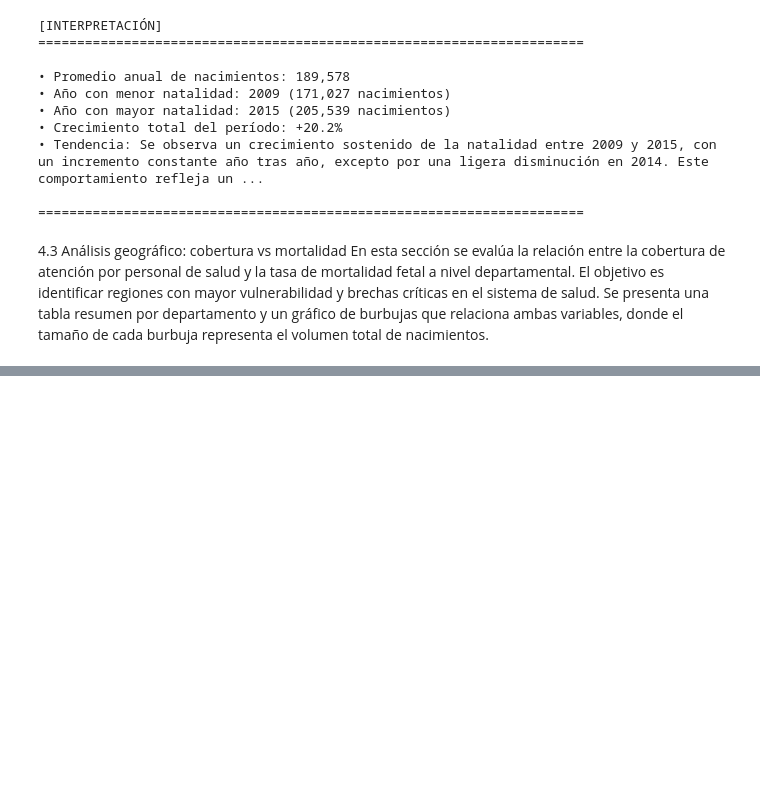
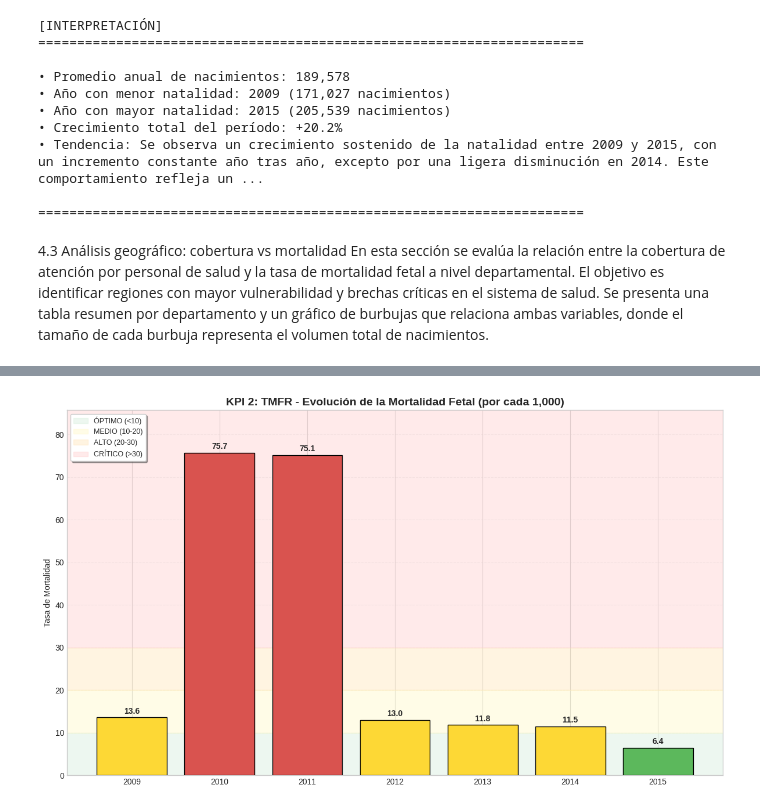
Before and after one commit to ElTioCrack/BigData-BI-Diploma, a Jupyter notebook: homeworks/Tarea 4/analisis_nacimientos_bolivia_2009_2015_Ilian_Felipez.ipynb, the cells around one changed output, grey strips where cells are left out. Saved outputs shown, nothing was run; the diff lists cells and outputs as text; code cells hidden in the pictures; blank space fills up the shorter version.

```diff
--- a/homeworks/Tarea 4/analisis_nacimientos_bolivia_2009_2015_Ilian_Felipez.ipynb
+++ b/homeworks/Tarea 4/analisis_nacimientos_bolivia_2009_2015_Ilian_Felipez.ipynb
@@ -808,0 +936,72 @@ NACIONAL (Ponderado)         238,100            98.8                 11.9
+# %%
+# ============================================================================
+# KPI 2: TMFR - TASA DE MORTALIDAD FETAL (CONFIGURACIÓN MANUAL)
+# ============================================================================
+
+# 1. SELECCIÓN DE AÑOS (Modificable)
+anios_incluir = ['2009', '2010', '2011', '2012', '2013', '2014', '2015']
+df_kpi = df_total[df_total['anio'].isin(anios_incluir)].copy()
+
+# 2. CÁLCULO PONDERADO POR AÑO (Mortalidad por cada 1,000)
+tmfr_anio = df_kpi.groupby('anio').apply(
+    lambda x: (x['nacidos_muertos'].sum() /
+               x['total_general'].replace(0,1).sum()) * 1000
+).reset_index()
+tmfr_anio.columns = ['Año', 'TMFR']
+
+# 3. GRÁFICO CON 4 RANGOS DE CONTROL (SEMÁFORO INVERTIDO)
+fig, ax = plt.subplots(figsize=(12, 7))
+
+# Definir límites del gráfico
+y_max_plot = max(tmfr_anio['TMFR'].max() + 10, 50)
+ax.set_ylim(0, y_max_plot)
+
+# Configuración del Semáforo para Mortalidad (Menos es mejor)
+ax.axhspan(0, 10, color='#d4edda', alpha=0.4, label='ÓPTIMO (<10)')
+ax.axhspan(10, 20, color='#fff9c4', alpha=0.4, label='MEDIO (10-20)')
+ax.axhspan(20, 30, color='#ffe5b4', alpha=0.4, label='ALTO (20-30)')
+ax.axhspan(30, y_max_plot, color='#ffcccc', alpha=0.4, label='CRÍTICO (>30)')
+
+# Colores de las barras (Invertidos respecto al PAPE)
+bar_colors = []
+for val in tmfr_anio['TMFR']:
+    if val < 10: bar_colors.append('#5cb85c')    # Verde
+    elif val < 20: bar_colors.append('#fdd835')  # Amarillo
+    elif val < 30: bar_colors.append('#f0ad4e')  # Naranja
+    else: bar_colors.append('#d9534f')           # Rojo
+
+bars = ax.bar(tmfr_anio['Año'], tmfr_anio['TMFR'], color=bar_colors, edgecolor='black', zorder=3)
+
+# Etiquetas de datos
+for bar in bars:
+    yval = bar.get_height()
+    ax.text(bar.get_x() + bar.get_width()/2, yval + 0.5, f'{yval:.1f}',
+            ha='center', va='bottom', fontweight='bold')
+
+ax.set_title('KPI 2: TMFR - Evolución de la Mortalidad Fetal (por cada 1,000)', fontsize=14, fontweight='bold')
+ax.set_ylabel('Tasa de Mortalidad')
+ax.legend(loc='upper left', frameon=True, shadow=True, fontsize=9)
+ax.grid(axis='y', linestyle='--', alpha=0.3)
+
+plt.tight_layout()
+plt.show()
+
+# 4. REPORTE DEPARTAMENTAL PONDERADO
+tmfr_depto = df_kpi.groupby('departamento').apply(
+    lambda x: (x['nacidos_muertos'].sum() /
+               x['total_general'].replace(0,1).sum()) * 1000
+).sort_values(ascending=False).reset_index()
+tmfr_depto.columns = ['Depto', 'TMFR']
+
+print("\n[ESTADO DE MORTALIDAD POR DEPARTAMENTO]")
+print("-" * 60)
+for _, row in tmfr_depto.iterrows():
+    if row['TMFR'] < 10: status, emoji = "ÓPTIMO", "🟢"
+    elif row['TMFR'] < 20: status, emoji = "MEDIO", "🟡"
+    elif row['TMFR'] < 30: status, emoji = "ALTO", "🟠"
+    else: status, emoji = "CRÍTICO", "🔴"
+
+    print(f"{emoji} {row['Depto']:<12}: {row['TMFR']:>5.1f} -> [{status}]")
+print("-" * 60)
+# %% [output]
+[figure, added]
```
Also changed, not shown: parts of 17 cells of this notebook.
